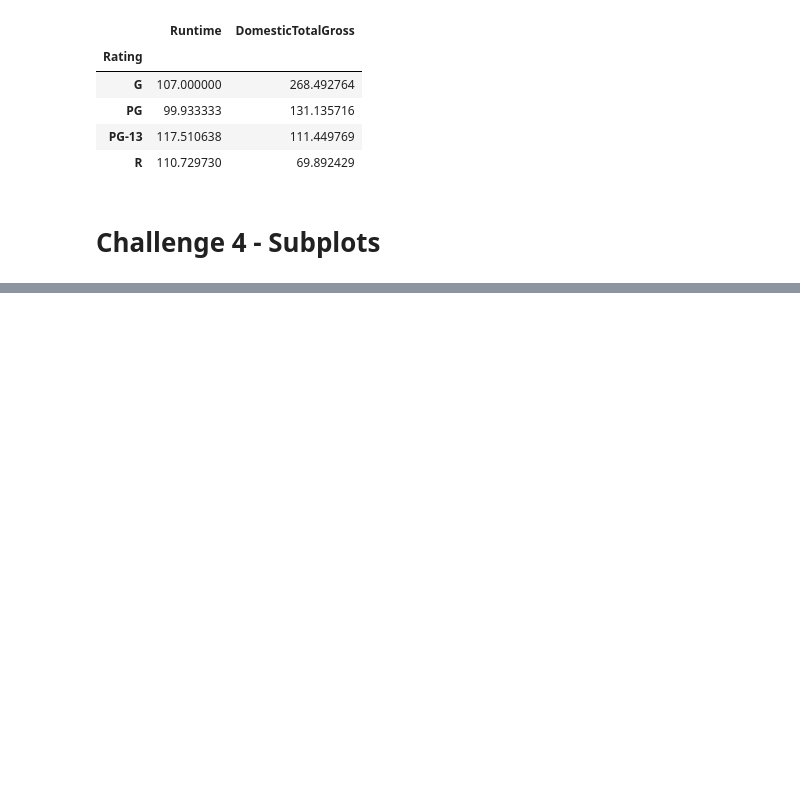
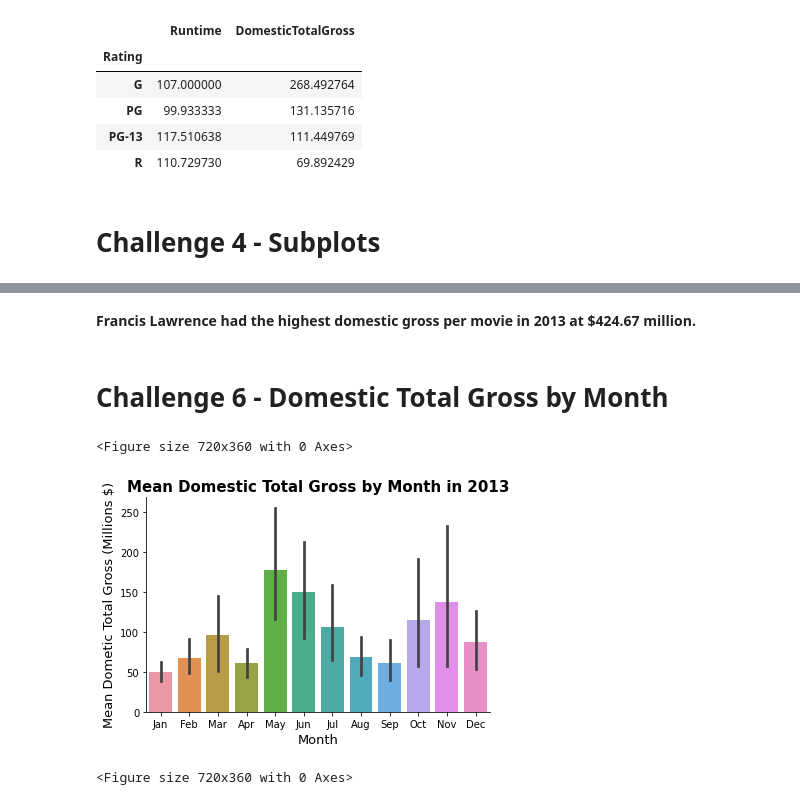
Before and after one commit to eunchanity/davids_repo, a Jupyter notebook: challenges/challenge_3/challenge_set_3_david.ipynb, the cells around one changed output, grey strips where cells are left out. Drawn from its saved outputs; the diff is of its cells as text; code cells hidden in the pictures; blank space fills up the shorter version.

```diff
--- a/challenges/challenge_3/challenge_set_3_david.ipynb
+++ b/challenges/challenge_3/challenge_set_3_david.ipynb
@@ -128,0 +193,25 @@ sns
+# %% [markdown]
+**Francis Lawrence had the highest domestic gross per movie in 2013 at $424.67 million.**
+# %% [markdown]
+# Challenge 6 - Domestic Total Gross by Month
+# %%
+#creating a month column and sorting by date
+movies['month'] = movies['ReleaseDate'].dt.strftime('%b')
+movies.sort_values(by='ReleaseDate', inplace=True)
+# %%
+ax = sns.barplot(x="month", y="DomesticTotalGross", data=movies)
+
+plt.xticks(fontsize=10)
+plt.yticks(fontsize=10)
+plt.xlabel('Month', fontsize=13)
+plt.ylabel('Mean Dometic Total Gross (Millions $)', fontsize=13)
+plt.title('Mean Domestic Total Gross by Month in 2013',
+          fontsize=15,
+          weight='bold')
+sns.despine()
+plt.tight_layout()
+plt.figure(figsize=(10, 5))
+# %% [output]
+<Figure size 720x360 with 0 Axes>
+[figure, added]
+<Figure size 720x360 with 0 Axes>
```
Also changed, not shown: parts of 18 cells of this notebook, 1 other file.
